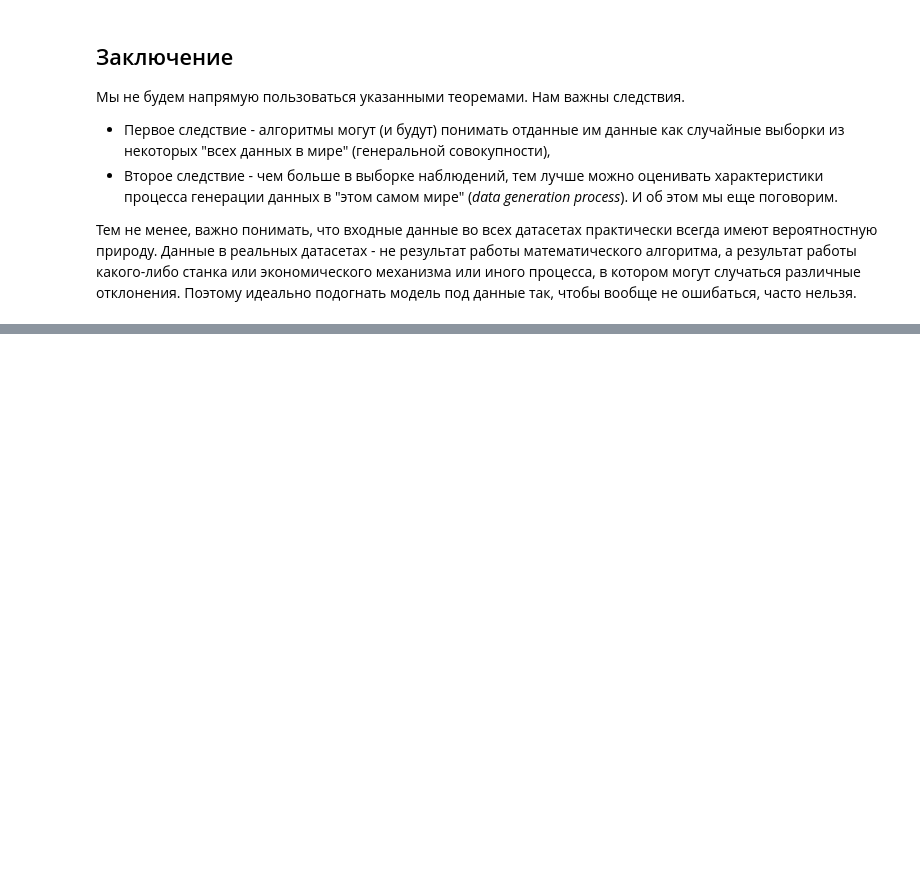
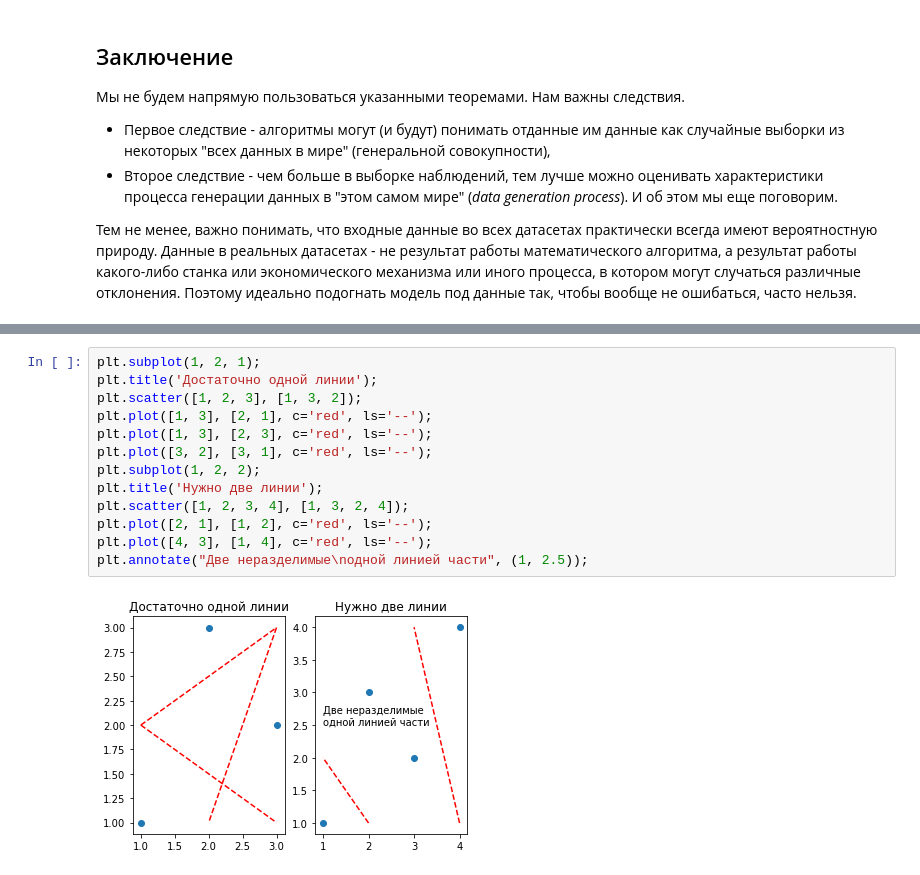
Before and after one commit to timeseries-ru/course, a Jupyter notebook: day_1.ipynb, the cells around one changed output, grey strips where cells are left out. Drawn from its saved outputs; the diff is of its cells as text; blank space fills up the shorter version.

```diff
--- a/day_1.ipynb
+++ b/day_1.ipynb
@@ -352,0 +398,15 @@ pd.DataFrame({'height' : height}).describe().T
+# %%
+plt.subplot(1, 2, 1);
+plt.title('Достаточно одной линии');
+plt.scatter([1, 2, 3], [1, 3, 2]);
+plt.plot([1, 3], [2, 1], c='red', ls='--');
+plt.plot([1, 3], [2, 3], c='red', ls='--');
+plt.plot([3, 2], [3, 1], c='red', ls='--');
+plt.subplot(1, 2, 2);
+plt.title('Нужно две линии');
+plt.scatter([1, 2, 3, 4], [1, 3, 2, 4]);
+plt.plot([2, 1], [1, 2], c='red', ls='--');
+plt.plot([4, 3], [1, 4], c='red', ls='--');
+plt.annotate("Две неразделимые\nодной линией части", (1, 2.5));
+# %% [output]
+[figure, added]
```
Also changed, not shown: parts of 14 cells of this notebook.
